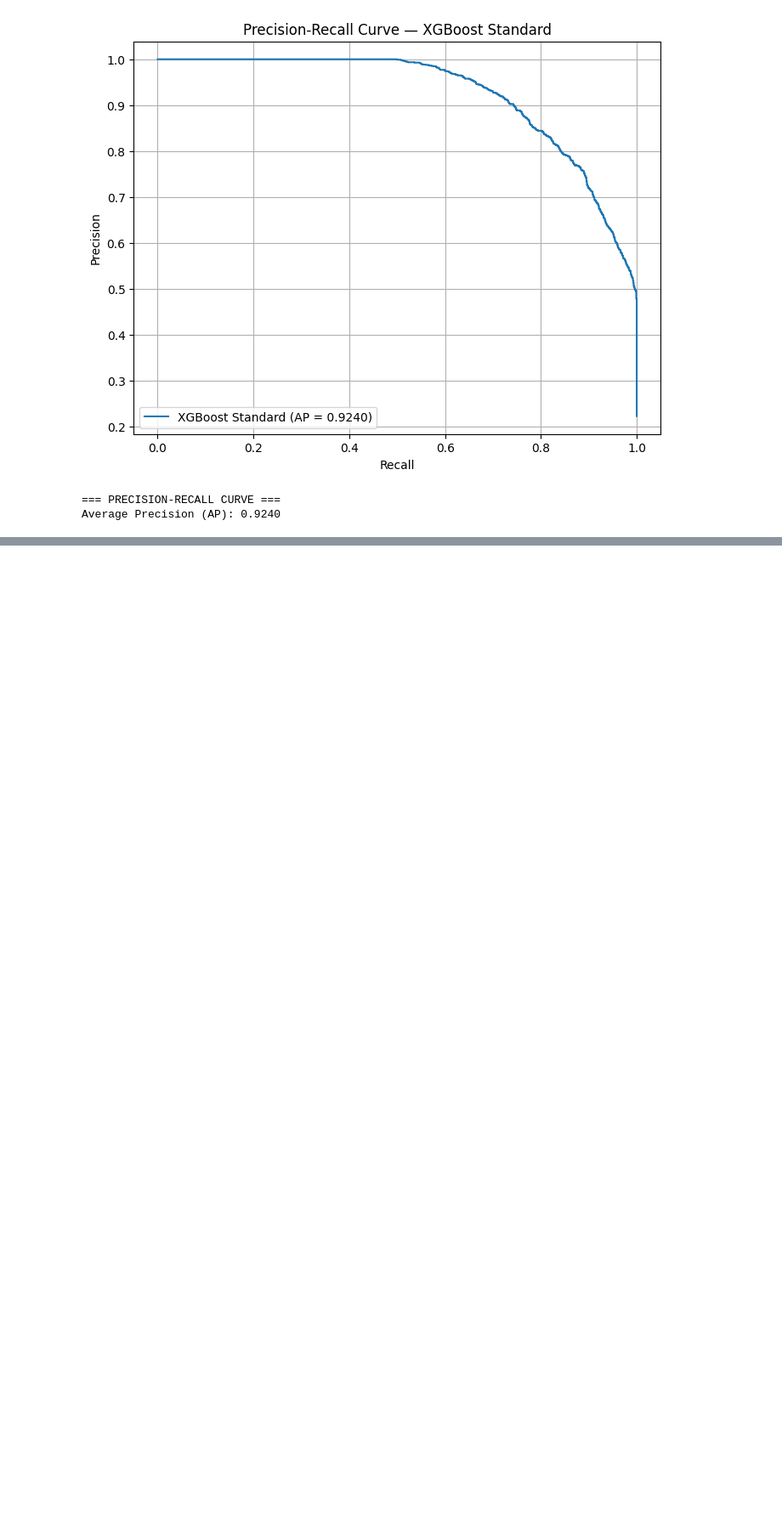
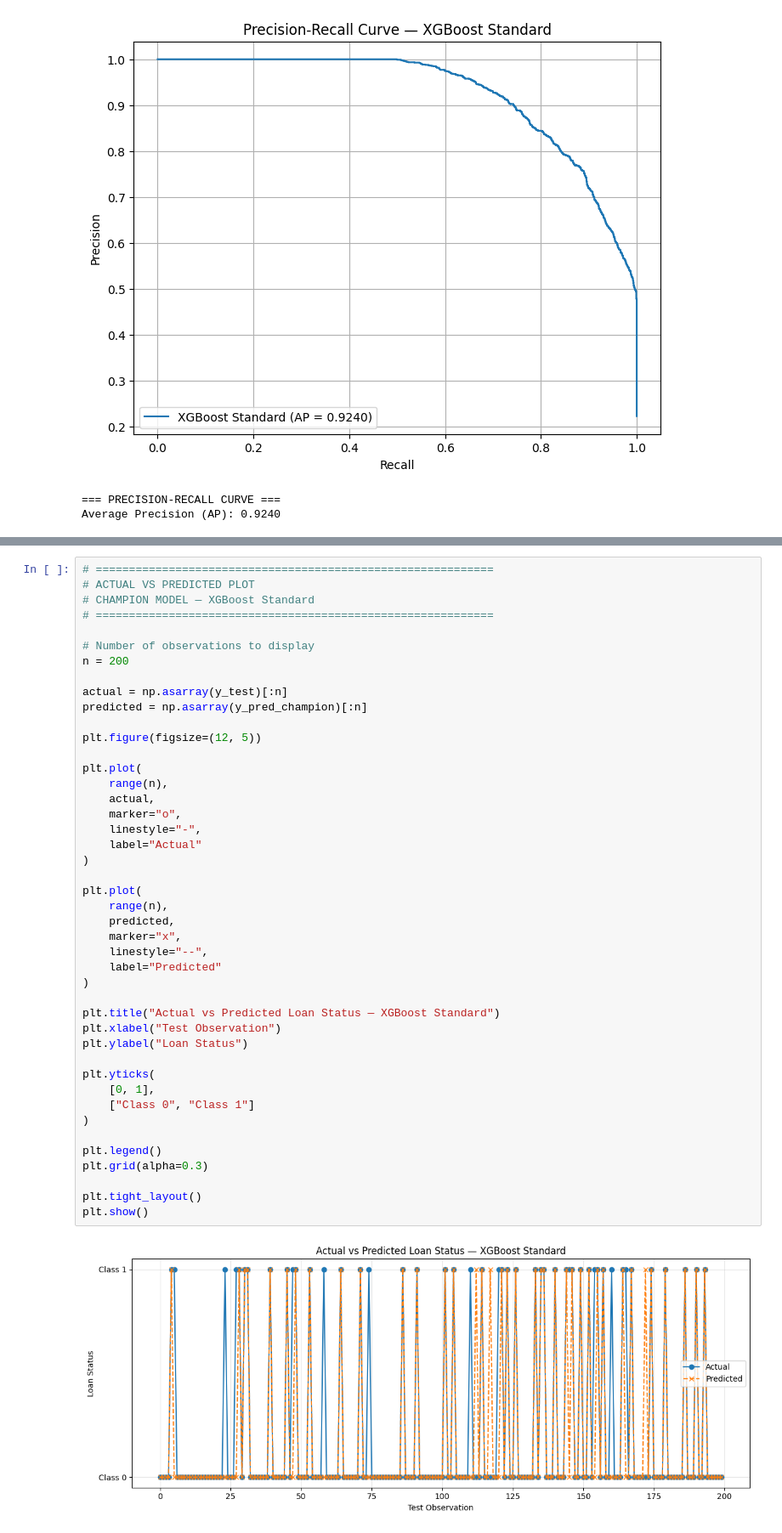
Before and after one commit to jiannyuhs-hue/ADALL_github, a Jupyter notebook: ADALL assignment/3013570Y_ADALL_ASSIGNMENT_2026Jun_(student).ipynb, the cells around one changed output, grey strips where cells are left out. Shown at 85% size. Drawn from its saved outputs; the diff is of its cells as text; blank space fills up the shorter version.

```diff
--- a/ADALL assignment/3013570Y_ADALL_ASSIGNMENT_2026Jun_(student).ipynb
+++ b/ADALL assignment/3013570Y_ADALL_ASSIGNMENT_2026Jun_(student).ipynb
@@ -2764,0 +2812,46 @@ Average Precision (AP): 0.9240
+# %%
+# ============================================================
+# ACTUAL VS PREDICTED PLOT
+# CHAMPION MODEL — XGBoost Standard
+# ============================================================
+
+# Number of observations to display
+n = 200
+
+actual = np.asarray(y_test)[:n]
+predicted = np.asarray(y_pred_champion)[:n]
+
+plt.figure(figsize=(12, 5))
+
+plt.plot(
+    range(n),
+    actual,
+    marker="o",
+    linestyle="-",
+    label="Actual"
+)
+
+plt.plot(
+    range(n),
+    predicted,
+    marker="x",
+    linestyle="--",
+    label="Predicted"
+)
+
+plt.title("Actual vs Predicted Loan Status — XGBoost Standard")
+plt.xlabel("Test Observation")
+plt.ylabel("Loan Status")
+
+plt.yticks(
+    [0, 1],
+    ["Class 0", "Class 1"]
+)
+
+plt.legend()
+plt.grid(alpha=0.3)
+
+plt.tight_layout()
+plt.show()
+# %% [output]
+[figure, added]
```
Also changed, not shown: parts of 3 cells of this notebook.
